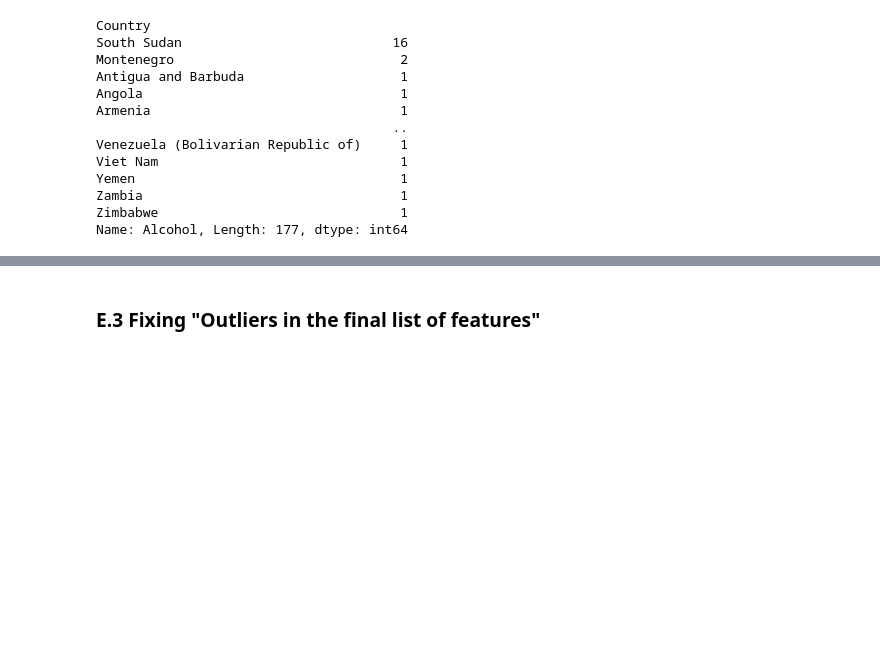
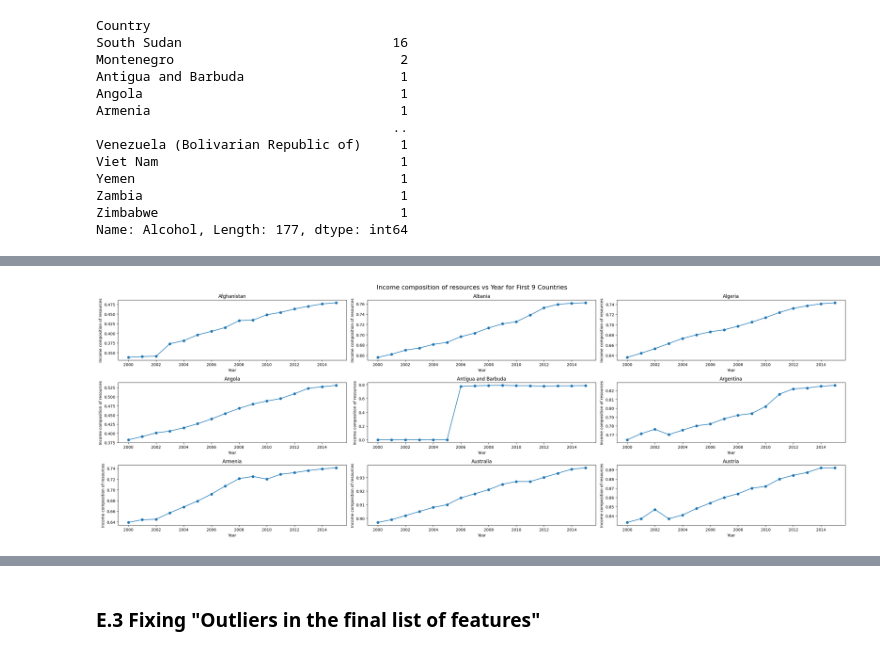
Before and after one commit to SonuRathore10/Stats_Model, a Jupyter notebook: notebooks/main.ipynb, the cells around one changed output, grey strips where cells are left out. Cells and saved outputs as stored; diff of their text form; code cells hidden in the pictures; blank space fills up the shorter version.

```diff
--- a/notebooks/main.ipynb
+++ b/notebooks/main.ipynb
@@ -1002,0 +1246,23 @@ Name: Alcohol, Length: 177, dtype: int64
+# %%
+
+# Plot Income composition of resources vs Year for the first 9 countries using subplots
+unique_countries = training_df_clean['Country'].unique()[:9]  # Only first 9 countries
+num_countries = len(unique_countries)
+cols = 3  # Number of subplots per row
+rows = (num_countries // cols) + int(num_countries % cols > 0)
+
+plt.figure(figsize=(9 * cols, 3 * rows))
+
+for i, country in enumerate(unique_countries, 1):
+    plt.subplot(rows, cols, i)
+    country_data = training_df_clean[training_df_clean['Country'] == country]
+    plt.plot(country_data['Year'], country_data['Income composition of resources'], marker='o')
+    plt.title(country)
+    plt.xlabel('Year')
+    plt.ylabel('Income composition of resources')
+    plt.tight_layout()
+
+plt.suptitle('Income composition of resources vs Year for First 9 Countries', fontsize=16, y=1.02)
+plt.show()
+# %% [output]
+[figure, added]
```
Also changed, not shown: parts of 86 cells of this notebook, 1 other file.
